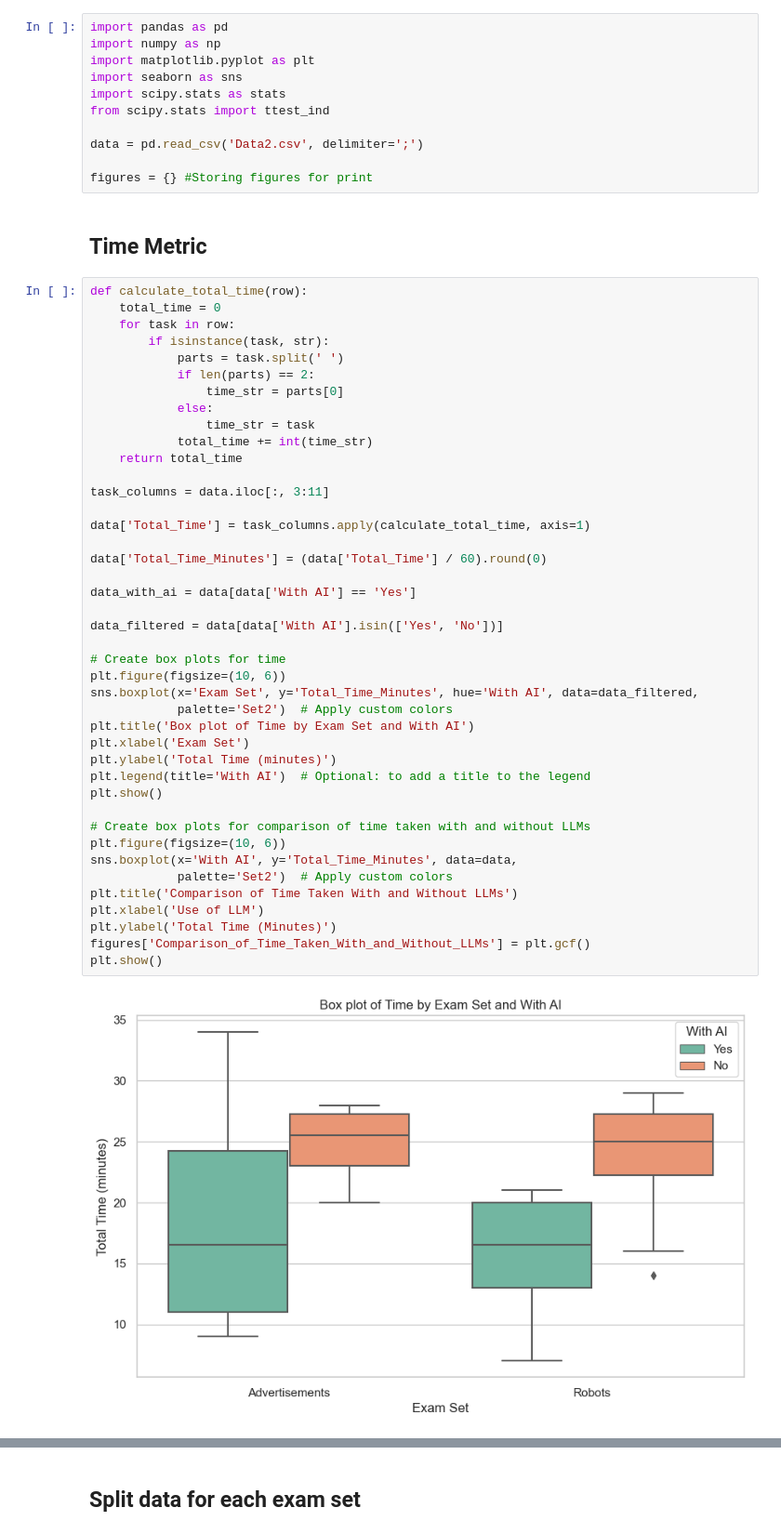
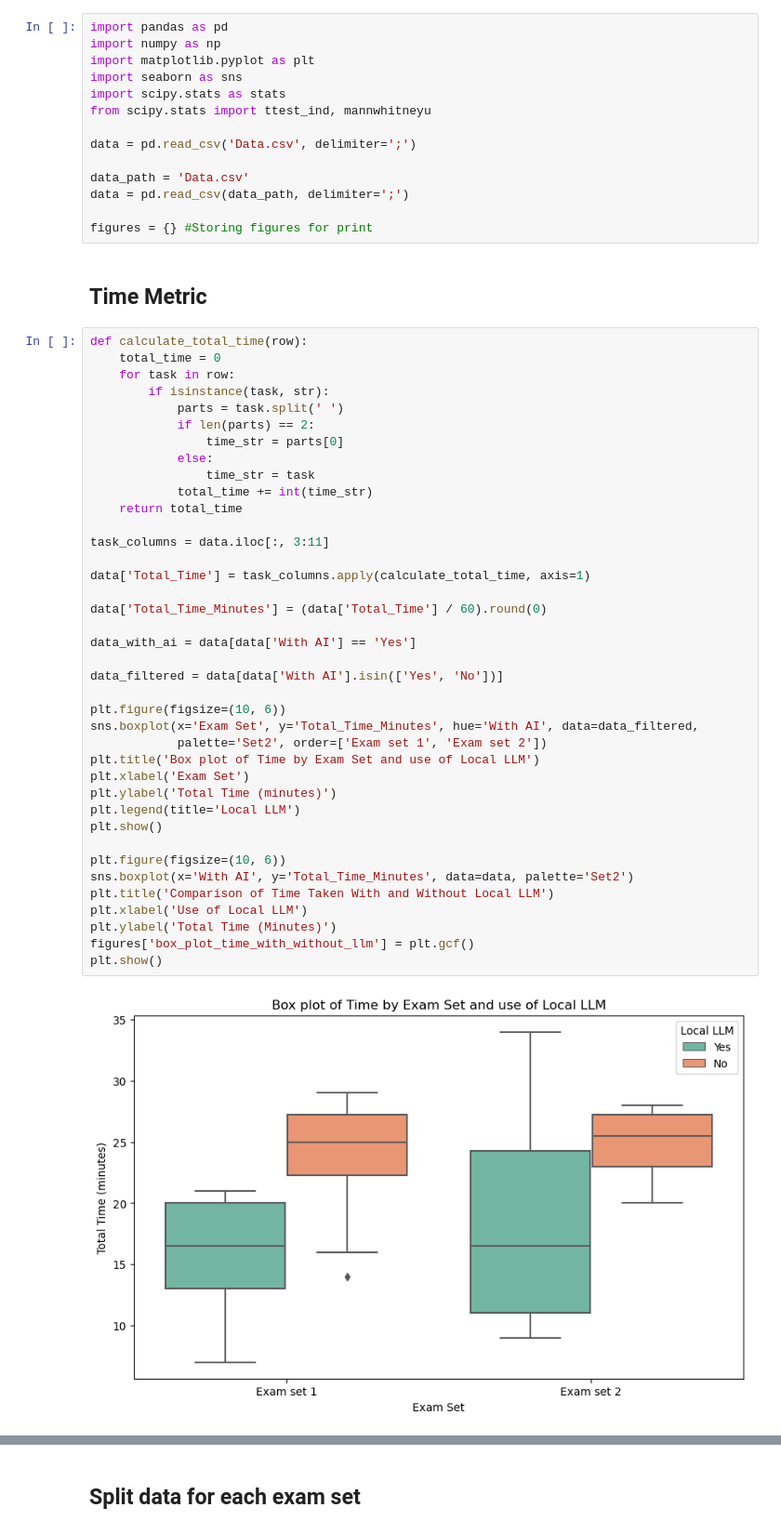
Before and after one commit to cseetreview/review_project, a Jupyter notebook: Notebook.ipynb, the cells around one changed output, grey strips where cells are left out. Shown at 93% size. Saved outputs shown, nothing was run; the diff lists cells and outputs as text.

```diff
--- a/Notebook.ipynb
+++ b/Notebook.ipynb
@@ -6,9 +6,12 @@ import numpy as np
 import matplotlib.pyplot as plt
 import seaborn as sns
 import scipy.stats as stats
-from scipy.stats import ttest_ind
+from scipy.stats import ttest_ind, mannwhitneyu
 
-data = pd.read_csv('Data2.csv', delimiter=';')
+data = pd.read_csv('Data.csv', delimiter=';')
+
+data_path = 'Data.csv'
+data = pd.read_csv(data_path, delimiter=';')
 
 figures = {} #Storing figures for print
 # %% [markdown]
@@ -19,41 +22,38 @@ def calculate_total_time(row):
     for task in row:
         if isinstance(task, str):
             parts = task.split(' ')
             if len(parts) == 2:
                 time_str = parts[0]
             else:
                 time_str = task
             total_time += int(time_str)
     return total_time
 
 task_columns = data.iloc[:, 3:11]
 
 data['Total_Time'] = task_columns.apply(calculate_total_time, axis=1)
 
 data['Total_Time_Minutes'] = (data['Total_Time'] / 60).round(0)
 
 data_with_ai = data[data['With AI'] == 'Yes']
 
 data_filtered = data[data['With AI'].isin(['Yes', 'No'])]
 
-# Create box plots for time
 plt.figure(figsize=(10, 6))
 sns.boxplot(x='Exam Set', y='Total_Time_Minutes', hue='With AI', data=data_filtered,
-            palette='Set2')  # Apply custom colors
-plt.title('Box plot of Time by Exam Set and With AI')
+            palette='Set2', order=['Exam set 1', 'Exam set 2'])
+plt.title('Box plot of Time by Exam Set and use of Local LLM')
 plt.xlabel('Exam Set')
 plt.ylabel('Total Time (minutes)')
-plt.legend(title='With AI')  # Optional: to add a title to the legend
+plt.legend(title='Local LLM')
 plt.show()
 
-# Create box plots for comparison of time taken with and without LLMs
 plt.figure(figsize=(10, 6))
-sns.boxplot(x='With AI', y='Total_Time_Minutes', data=data,
-            palette='Set2')  # Apply custom colors
-plt.title('Comparison of Time Taken With and Without LLMs')
-plt.xlabel('Use of LLM')
+sns.boxplot(x='With AI', y='Total_Time_Minutes', data=data, palette='Set2')
+plt.title('Comparison of Time Taken With and Without Local LLM')
+plt.xlabel('Use of Local LLM')
 plt.ylabel('Total Time (Minutes)')
-figures['Comparison_of_Time_Taken_With_and_Without_LLMs'] = plt.gcf()
+figures['box_plot_time_with_without_llm'] = plt.gcf()
 plt.show()
 # %% [output]
-[figure, old version]
+[figure, new version]
```
Also changed, not shown: parts of 49 cells of this notebook, 12 other files.
